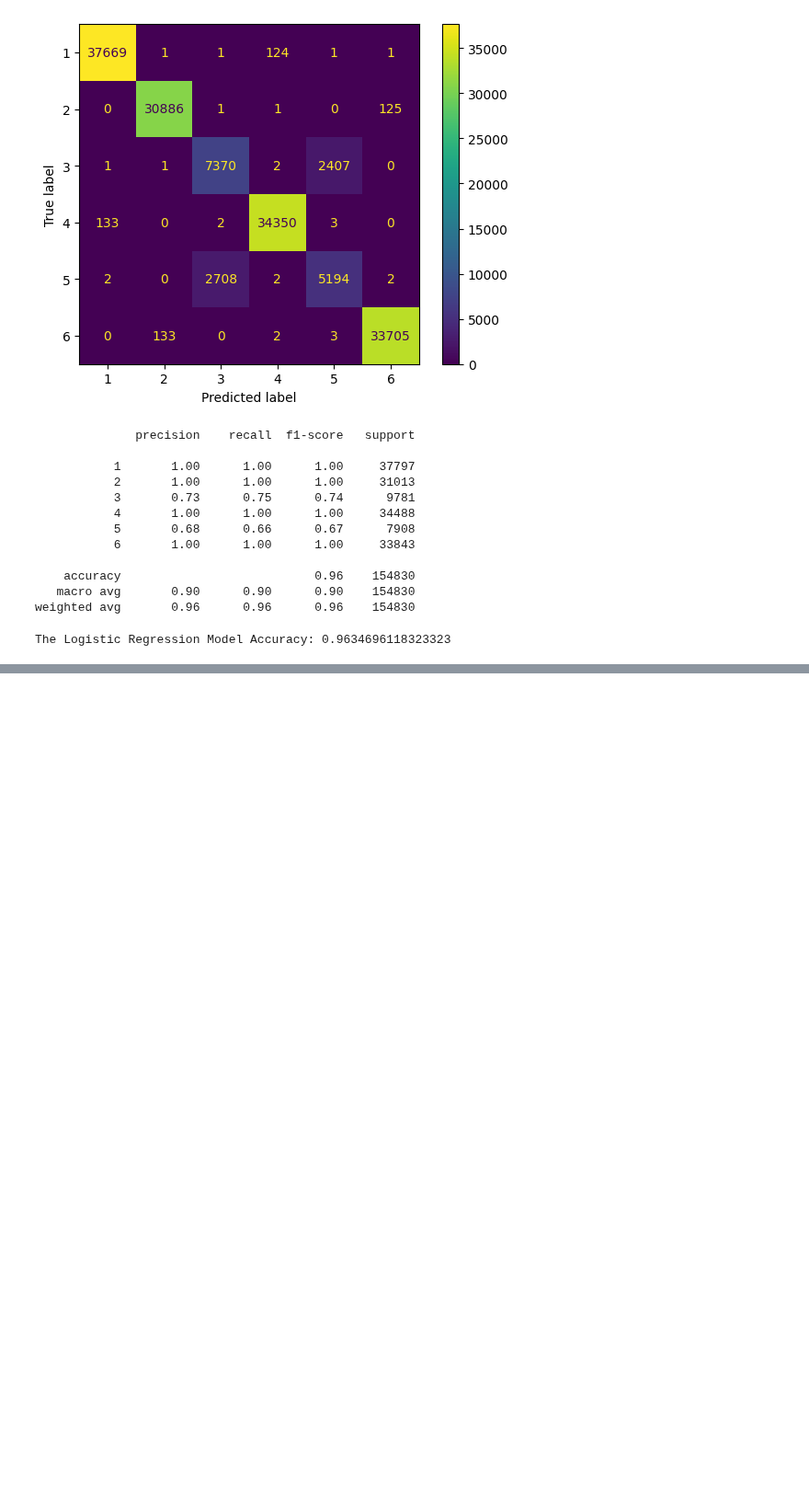
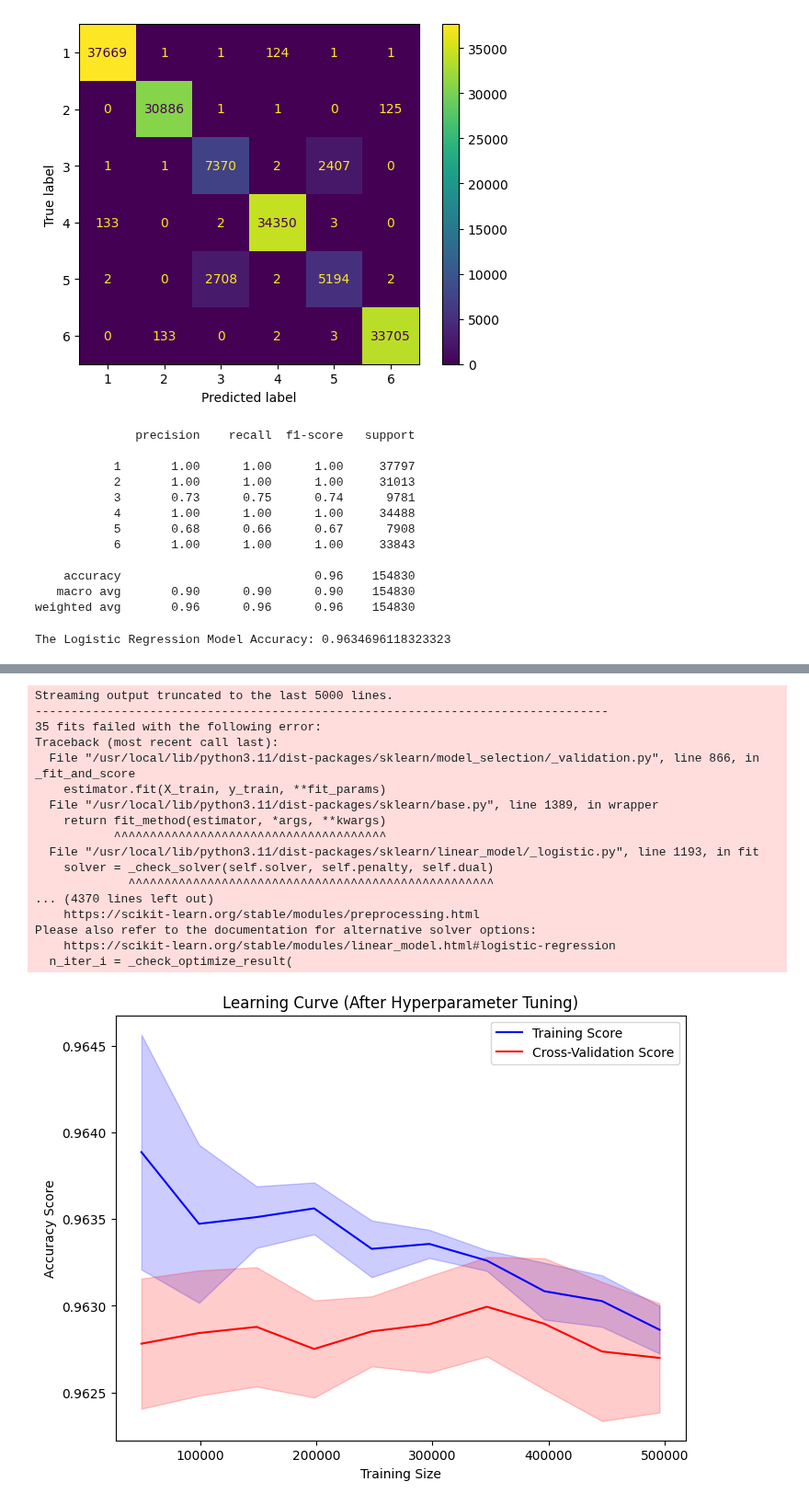
Before and after one commit to Visionary-DataWorks/DSPL-Project, a Jupyter notebook: Logistic_regression.ipynb, the cells around one changed output, grey strips where cells are left out. Shown at 92% size. Drawn from its saved outputs; the diff is of its cells as text; code cells hidden in the pictures; blank space fills up the shorter version.

```diff
--- a/Logistic_regression.ipynb
+++ b/Logistic_regression.ipynb
@@ -276,0 +310,40 @@ The Logistic Regression Model Accuracy: 0.9634696118323323
+# %%
+#learning curve
+#define train sizes
+train_sizes, train_scores, test_scores = learning_curve(logreg_gscv, x_train_scaled, y_train, cv=5, scoring='accuracy', train_sizes=np.linspace(0.1, 1.0, 10))
+#compare mean and std
+train_mean = np.mean(train_scores, axis=1)
+train_std = np.std(train_scores, axis=1)
+test_mean = np.mean(test_scores, axis=1)
+test_std = np.std(test_scores, axis=1)
+# Plot Learning Curve
+plt.figure(figsize=(8, 6))
+plt.plot(train_sizes, train_mean, label='Training Score', color='blue')
+plt.fill_between(train_sizes, train_mean - train_std, train_mean + train_std, color='blue', alpha=0.2)
+plt.plot(train_sizes, test_mean, label='Cross-Validation Score', color='red')
+plt.fill_between(train_sizes, test_mean - test_std, test_mean + test_std, color='red', alpha=0.2)
+
+plt.xlabel('Training Size')
+plt.ylabel('Accuracy Score')
+plt.title('Learning Curve (After Hyperparameter Tuning)')
+plt.legend(loc='best')
+plt.show()
+# %% [output]
+Streaming output truncated to the last 5000 lines.
+--------------------------------------------------------------------------------
+35 fits failed with the following error:
+Traceback (most recent call last):
+  File "/usr/local/lib/python3.11/dist-packages/sklearn/model_selection/_validation.py", line 866, in _fit_and_score
+    estimator.fit(X_train, y_train, **fit_params)
+  File "/usr/local/lib/python3.11/dist-packages/sklearn/base.py", line 1389, in wrapper
+    return fit_method(estimator, *args, **kwargs)
+           ^^^^^^^^^^^^^^^^^^^^^^^^^^^^^^^^^^^^^^
+  File "/usr/local/lib/python3.11/dist-packages/sklearn/linear_model/_logistic.py", line 1193, in fit
+    solver = _check_solver(self.solver, self.penalty, self.dual)
+             ^^^^^^^^^^^^^^^^^^^^^^^^^^^^^^^^^^^^^^^^^^^^^^^^^^^
+... (4370 lines left out)
+    https://scikit-learn.org/stable/modules/preprocessing.html
+Please also refer to the documentation for alternative solver options:
+    https://scikit-learn.org/stable/modules/linear_model.html#logistic-regression
+  n_iter_i = _check_optimize_result(
+[figure, added]
```
Also changed, not shown: parts of 1 cell of this notebook.
